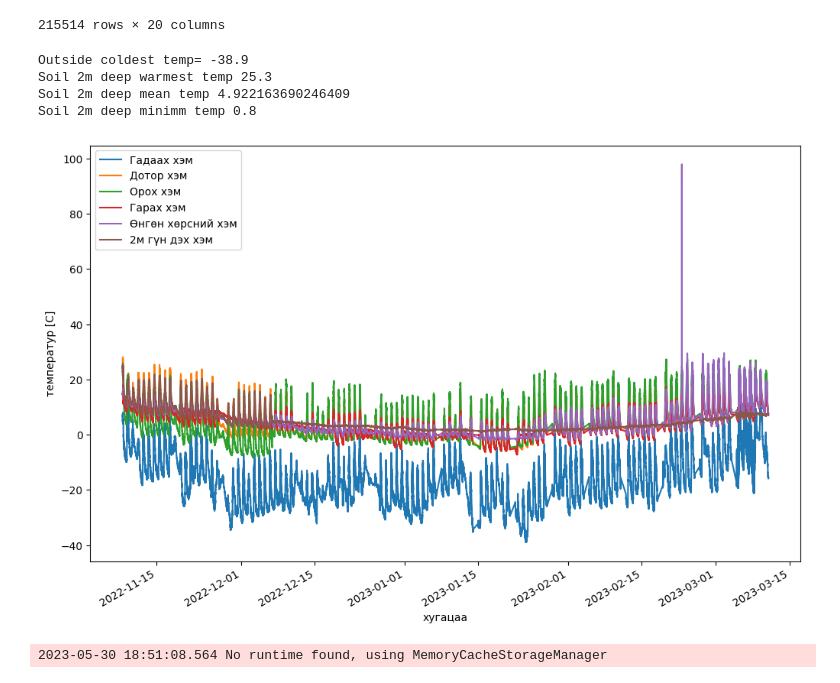
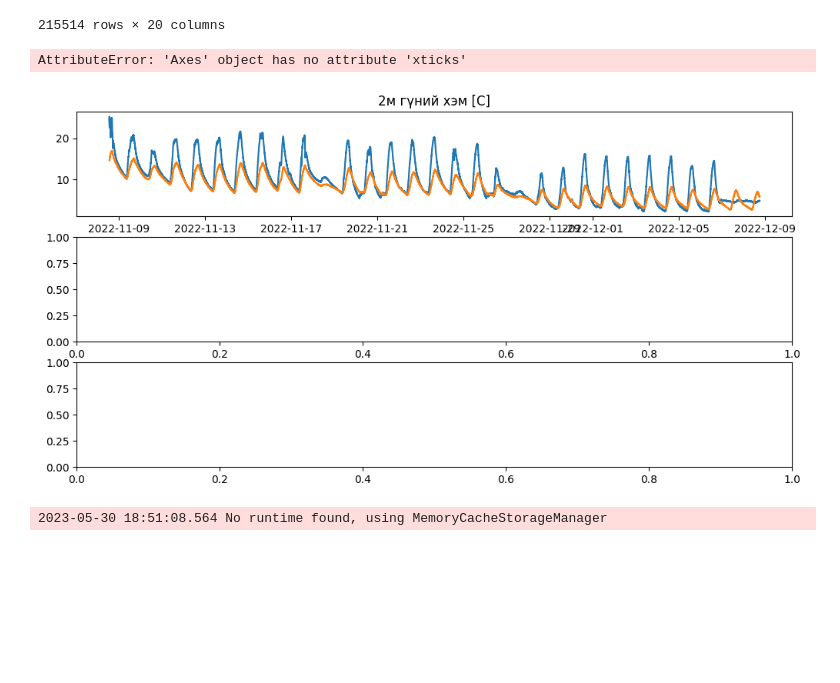
Before and after one commit to Generjet/Yargait-greenhouse, a Jupyter notebook: hotAir.ipynb, the cells around one changed output. Cells and saved outputs as stored; diff of their text form; code cells hidden in the pictures; blank space fills up the shorter version.

Commit message:
labels

```diff
--- a/hotAir.ipynb
+++ b/hotAir.ipynb
@@ -264,31 +264,46 @@ allPeriod
 | 2023-05-06 17:01:00 | 13.2 | 18.95 | 18.9 | 19.0 | 18.2 | 14.7 | NaN | ... |
 215514 rows × 20 columns
 # %%
-data = allPeriod.query("MeasureTime <= '2023-03-15 12:00:00' and MeasureTime >= '2022-11-08 12:00:00'")
+# data = allPeriod.query("MeasureTime <= '2023-03-15 12:00:00' and MeasureTime >= '2022-11-08 12:00:00'")
+data = allPeriod.query("MeasureTime <= '2022-12-08 18:00:00' and MeasureTime >= '2022-11-08 00:00:00'")
 # Only soil-deep and outside temperature
 # data = data[['T-outside', 'T-soil-deep']]
 # data.plot(figsize=(12,8))
 # plt.legend(('Гадаах хэм','2м гүний хэм'))
+# =========== SUBPLOTS ============
+fig,axes = plt.subplots(nrows=3,ncols=1,figsize=(12,6))
 
-# all
-data = data[[ 'T-outside', 'T-inside', 'T_fan_input', 'Front_fan_pipe','T-soil-surface', 'T-soil-deep']]
-data.plot(figsize=(12,8))
-plt.legend(('Гадаах хэм','Дотор хэм','Орох хэм','Гарах хэм','Өнгөн хөрсний хэм','2м гүн дэх хэм'),loc="upper left")
+axes[0].plot(data['T-soil-deep'], label="2м гүний хэм")
+axes[0].plot(data['T-soil-surface'], label='Өнгөн хөрсний хэм')
+axes[0].set_title("2м гүний хэм [C]")
+axes[1].plot(data['T-outside'], 'g')
+axes[1].set_title("Гадаа хэм [C]")
+axes[2].plot(data['T-inside'], 'b')
+axes[2].set_title("Дотор хэм [C]")
 
-print("Outside coldest temp=", data['T-outside'].min())
-print("Soil 2m deep warmest temp", data['T-soil-deep'].max())
-print("Soil 2m deep mean temp", data['T-soil-deep'].mean())
-print("Soil 2m deep minimm temp", data['T-soil-deep'].min())
+for ax in axes:
+    ax.set_ylabel('температур [C]')
+    ax.set_xlabel('хугацаа')
+    ax.legend()
 
-plt.xlabel('хугацаа')
-plt.ylabel('температур [C]')
-plt.show()
+# plt.xticks(rotation='vertical')
+fig.tight_layout()
+# =========== all =============
+# data = data[[ 'T-outside', 'T-inside', 'T_fan_input', 'Front_fan_pipe','T-soil-surface', 'T-soil-deep']]
+# data.plot(subplots=False, figsize=(12,8))
+# plt.legend(('Гадаах хэм','Дотор хэм','Орох хэм','Гарах хэм','Өнгөн хөрсний хэм','2м гүн дэх хэм'),loc="upper left")
+
+# print("Outside coldest temp=", data['T-outside'].min())
+# print("Soil 2m deep warmest temp", data['T-soil-deep'].max())
+# print("Soil 2m deep mean temp", data['T-soil-deep'].mean())
+# print("Soil 2m deep minimm temp", data['T-soil-deep'].min())
+
+# plt.xlabel('хугацаа')
+# plt.ylabel('температур [C]')
+# plt.show()
 # %% [output]
-Outside coldest temp= -38.9
-Soil 2m deep warmest temp 25.3
-Soil 2m deep mean temp 4.922163690246409
-Soil 2m deep minimm temp 0.8
+AttributeError: 'Axes' object has no attribute 'xticks'
-[figure, old version]
+[figure, new version]
 # %%
 import streamlit as st
 import plotly.express as px
```
Also changed, not shown: parts of 3 cells of this notebook, 3 other files.
